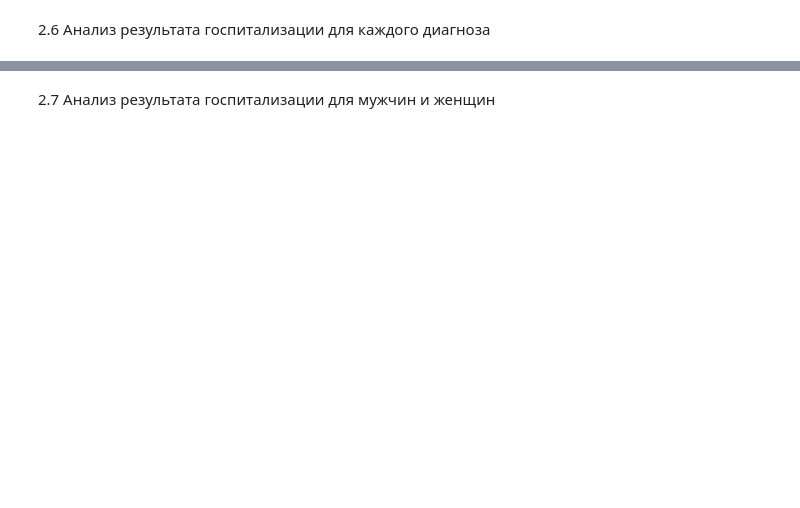
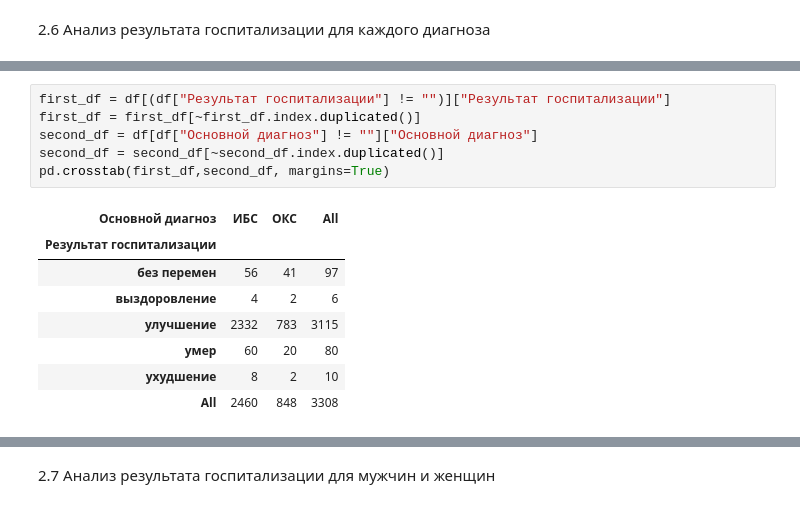
Before and after one commit to Diceorfl/Practical-tasks, a Jupyter notebook: SW/CPD.ipynb, the cells around one changed output, grey strips where cells are left out. Saved outputs shown, nothing was run; the diff lists cells and outputs as text; blank space fills up the shorter version.

```diff
--- a/SW/CPD.ipynb
+++ b/SW/CPD.ipynb
@@ -304,0 +360,15 @@ sns.countplot(x="Основной диагноз", hue="Результат го
+# %%
+first_df = df[(df["Результат госпитализации"] != "")]["Результат госпитализации"]
+first_df = first_df[~first_df.index.duplicated()]
+second_df = df[df["Основной диагноз"] != ""]["Основной диагноз"]
+second_df = second_df[~second_df.index.duplicated()]
+pd.crosstab(first_df,second_df, margins=True)
+# %% [output]
+| Основной диагноз | ИБС | ОКС | All |
+| Результат госпитализации |  |  |  |
+| без перемен | 56 | 41 | 97 |
+| выздоровление | 4 | 2 | 6 |
+| улучшение | 2332 | 783 | 3115 |
+| умер | 60 | 20 | 80 |
+| ухудшение | 8 | 2 | 10 |
+| All | 2460 | 848 | 3308 |
```
Also changed, not shown: parts of 22 cells of this notebook.
